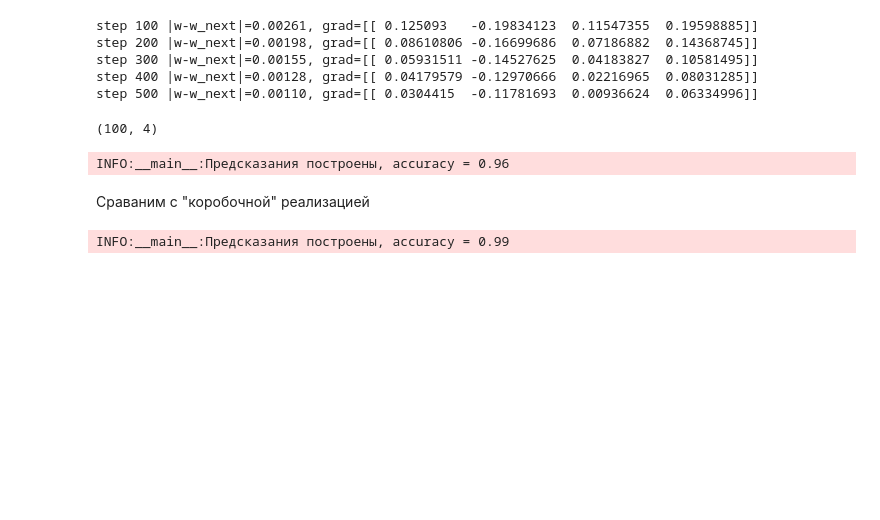
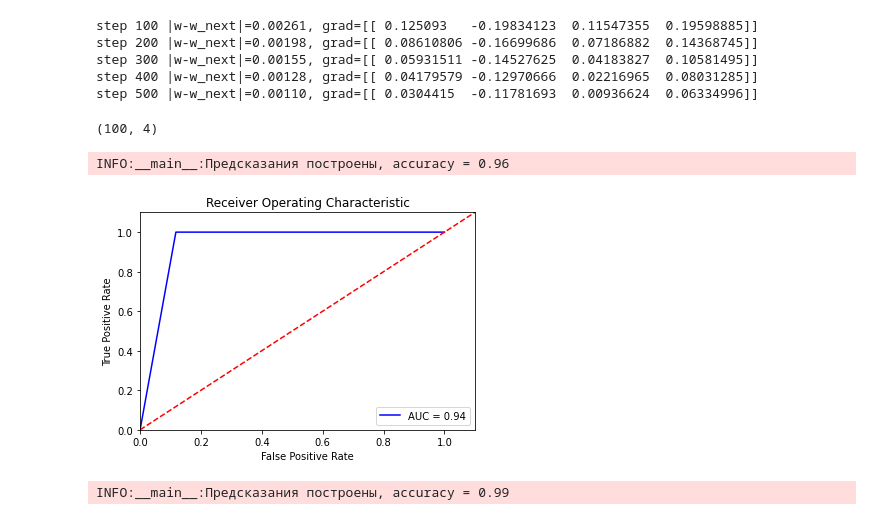
Before and after one commit to marriamaslova/ML_homeworks, a Jupyter notebook: Part_04_classification.ipynb, the cells around one changed output. Cells and saved outputs as stored; diff of their text form; code cells hidden in the pictures; blank space fills up the shorter version.

```diff
--- a/Part_04_classification.ipynb
+++ b/Part_04_classification.ipynb
@@ -67,6 +64,16 @@ df_source.head(5)
 | 2 | -0.841503 | 0.846665 | 0.727606 | 0 |
 | 3 | 1.389749 | 0.390911 | 1.789246 | 1 |
 | 4 | -1.228211 | -1.375899 | -1.434209 | 2 |
+# %%
+df_source = pd.read_csv(
+    'client_segmentation.csv', sep=',',
+    dtype={
+        'call_diff': np.float32,
+        'call_diff': np.float32,
+        'traffic_diff': np.float32,
+        'customes_class': np.uint16
+    }
+)
 # %% [markdown]
 В файле `client_segmentation.csv` содержатся данные по оттоку: информация по клиентам оператора связи о том, как изменилось потребление услуг оператора за два месяца:
 * call_diff доля звонков
@@ -448,7 +485,7 @@ def eval_w_next(X, y, eta, w_current):
     # делаем шаг градиентного спуска
     w_next = w_current - eta*grad
     # проверяем условие сходимости
-    weight_evolution = distance.euclidean(w_current, w_next)
+    weight_evolution = np.linalg.norm(w_current - w_next)
     return (w_next, weight_evolution, grad)
 # %% [markdown]
 Повторяем шаги до сходимости
@@ -503,8 +540,26 @@ accuracy = (predicted_classes == y).sum() / len(y)
 logger.info('Предсказания построены, accuracy = %.2f', accuracy)
 # %% [output]
 INFO:__main__:Предсказания построены, accuracy = 0.96
-# %% [markdown]
-Сраваним с "коробочной" реализацией
+# %%
+# --------- ВАШ КОД ТУТ --------
+import sklearn.metrics as metrics
+fpr, tpr, threshold = metrics.roc_curve(y, predicted_classes)
+roc_auc = metrics.auc(fpr, tpr)
+
+
+import matplotlib.pyplot as plt
+plt.title('Receiver Operating Characteristic')
+plt.plot(fpr, tpr, 'b', label = 'AUC = %0.2f' % roc_auc)
+plt.legend(loc = 'lower right')
+plt.plot([0, 1.1], [0, 1.1],'r--')
+plt.xlim([0, 1.1])
+plt.ylim([0, 1.1])
+plt.ylabel('True Positive Rate')
+plt.xlabel('False Positive Rate')
+plt.show()
+# --------------------------------
+# %% [output]
+[figure, added]
 # %%
 from sklearn.linear_model import LogisticRegression
 
```
Also changed, not shown: parts of 10 cells of this notebook.
